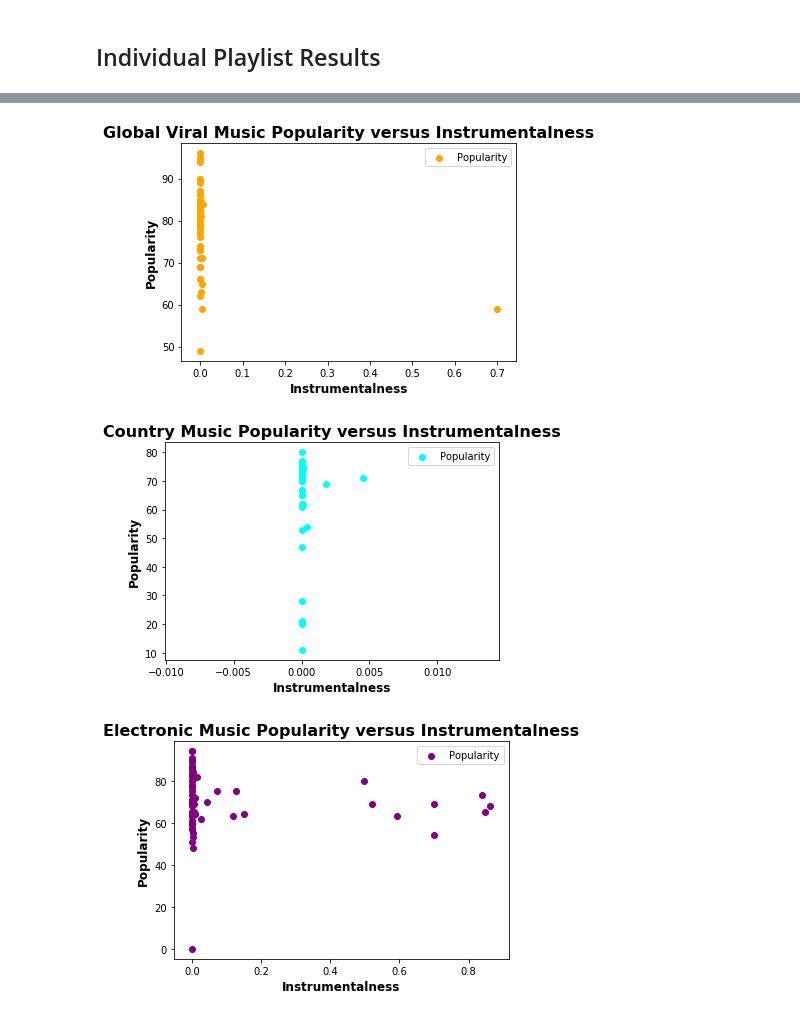
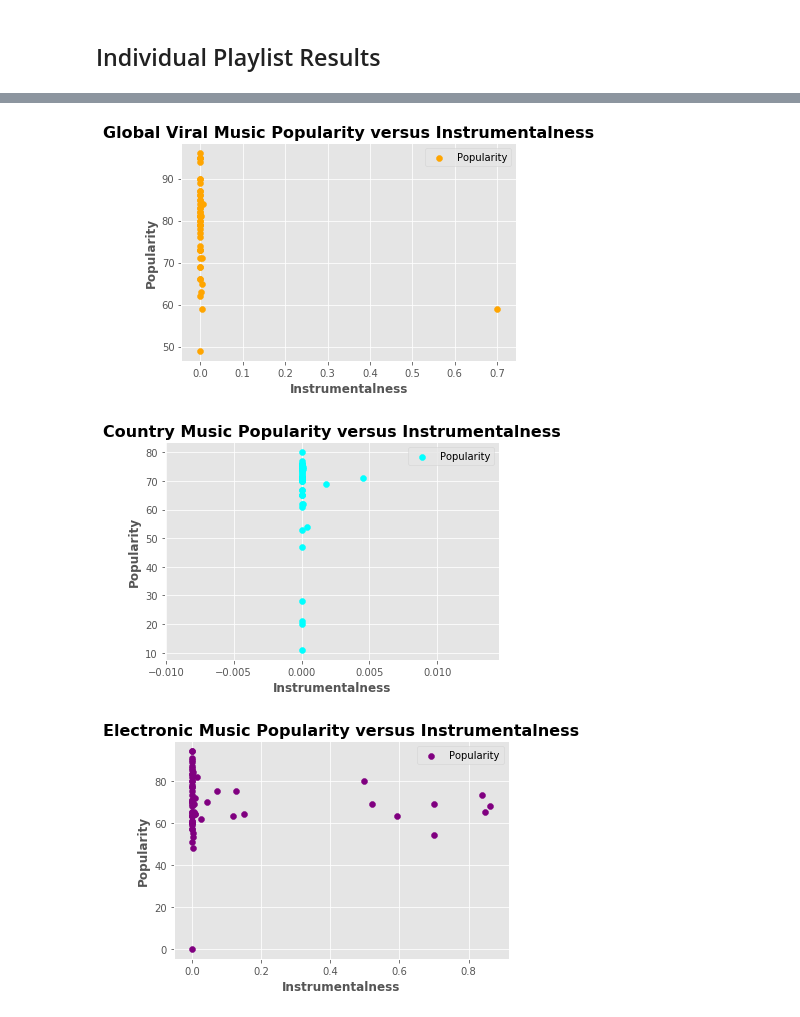
Before and after one commit to finianoneill/music-analysis, a Jupyter notebook: finian/Notebooks/Streaming_Rates_for_Music_with_Lyrics_versus_Music_without_Lyrics.ipynb, the cells around one changed output, grey strips where cells are left out. Cells and saved outputs as stored; diff of their text form; code cells hidden in the pictures.

```diff
--- a/finian/Notebooks/Streaming_Rates_for_Music_with_Lyrics_versus_Music_without_Lyrics.ipynb
+++ b/finian/Notebooks/Streaming_Rates_for_Music_with_Lyrics_versus_Music_without_Lyrics.ipynb
@@ -109,4 +218,6 @@ plt.show()
 # %%
+plt.style.use('ggplot')
+
 # New music plot (popularity versus instrumentalness)
 plt.scatter(fresh_finds["Instrumentalness"], fresh_finds["Popularity"], color = "Green")
 
@@ -123,4 +234,6 @@ plt.show()
 # %%
+plt.style.use('ggplot')
+
 # Global top music plot (popularity versus instrumentalness)
 plt.scatter(global_top_50["Instrumentalness"], global_top_50["Popularity"], color = "Blue")
 
@@ -137,4 +250,6 @@ plt.show()
 # %%
+plt.style.use('ggplot')
+
 # Global viral music plot (popularity versus instrumentalness)
 plt.scatter(global_viral_50["Instrumentalness"], global_viral_50["Popularity"], color = "Orange")
 
@@ -147,8 +262,10 @@ plt.title('Global Viral Music Popularity versus Instrumentalness', fontsize=16,
 plt.legend(loc="best", fancybox=True)
 plt.show()
 # %% [output]
-[figure, old version]
+[figure, new version]
 # %%
+plt.style.use('ggplot')
+
 # Country music plot (popularity versus instrumentalness)
 plt.scatter(hot_country["Instrumentalness"], hot_country["Popularity"], color = "Cyan")
 
@@ -161,19 +278,21 @@ plt.title('Country Music Popularity versus Instrumentalness', fontsize=16, fontw
 plt.legend(loc="best", fancybox=True)
 plt.show()
 # %% [output]
-[figure, old version]
+[figure, new version]
 # %%
+plt.style.use('ggplot')
+
 # Electronic music plot (popularity versus instrumentalness)
 plt.scatter(mint["Instrumentalness"], mint["Popularity"], color = "Purple")
 
 # set x and y axis labels
 plt.xlabel('Instrumentalness', fontsize=12, fontweight="bold")
 plt.ylabel('Popularity', fontsize=12, fontweight="bold")
 
 # give the graph a title and legend
 plt.title('Electronic Music Popularity versus Instrumentalness', fontsize=16, fontweight="bold")
 plt.legend(loc="best", fancybox=True)
 plt.show()
 # %% [output]
-[figure, old version]
+[figure, new version]
 # %%
```
Also changed, not shown: parts of 18 cells of this notebook, 4 other files.
